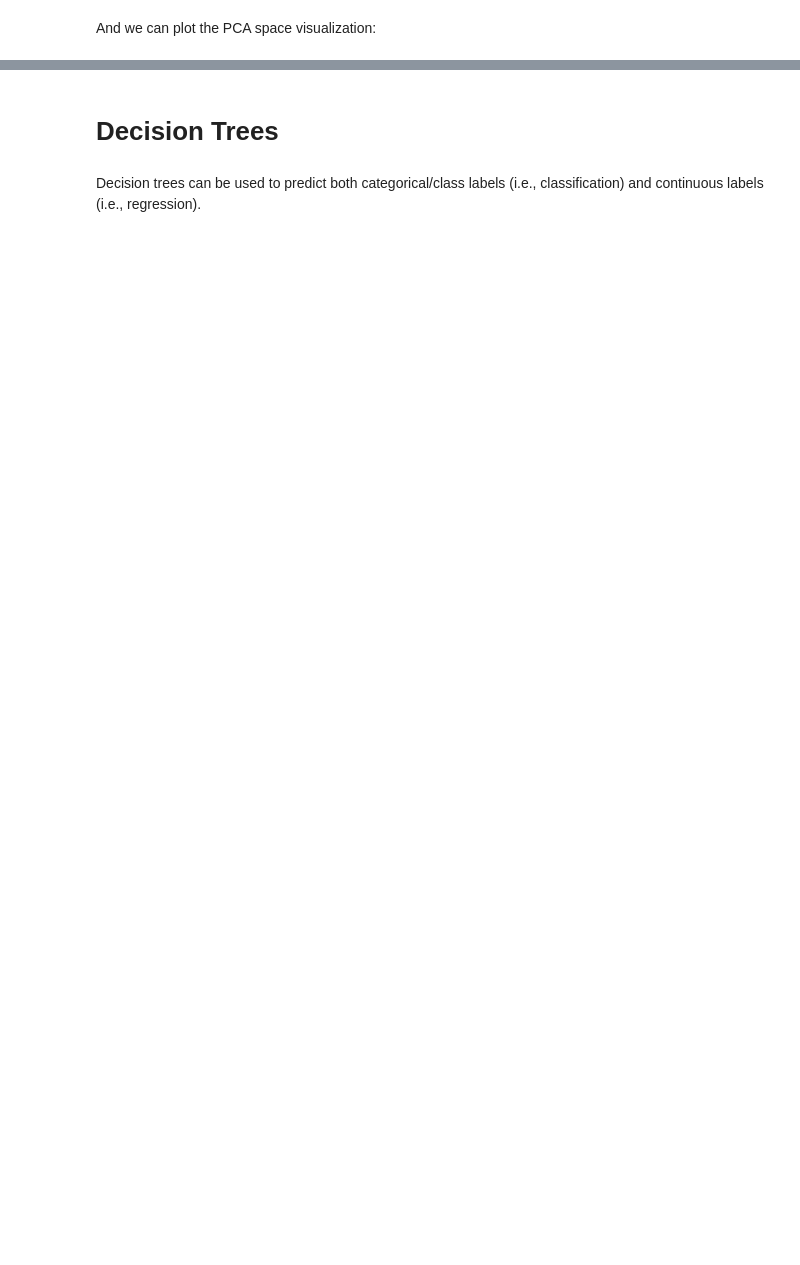
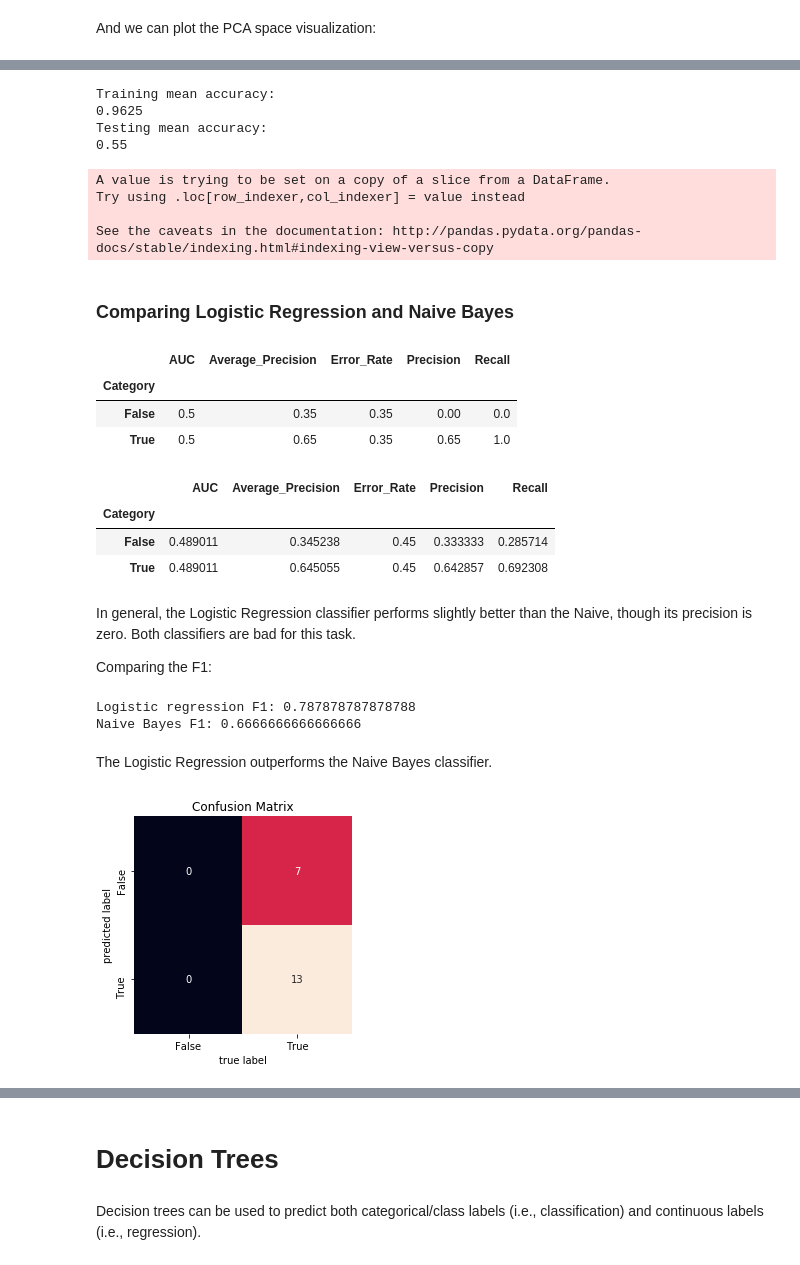
Before and after one commit to luisesanmartin/Content-Analysis-2020, a Jupyter notebook: week-3/3-Classification.ipynb, the cells around one changed output, grey strips where cells are left out. Drawn from its saved outputs; the diff is of its cells as text; code cells hidden in the pictures; blank space fills up the shorter version.

```diff
--- a/week-3/3-Classification.ipynb
+++ b/week-3/3-Classification.ipynb
@@ -1055,0 +1112,2 @@ For future homework submissions, I'll take care to increase this sample size in
+# %%
+train_df_logistic['vect'] = train_df_logistic['pca'].apply(lambda x: x[:20])
@@ -1055,0 +1122,4 @@ For future homework submissions, I'll take care to increase this sample size in
+# %%
+logistic = sklearn.linear_model.LogisticRegression(penalty='l2')
+logistic.fit(np.stack(train_df_logistic['vect'], axis=0), train_df_logistic['category'])
+logistic.score(np.stack(train_df_logistic['vect'], axis=0), train_df_logistic['category'])
@@ -1055,0 +1130,12 @@ For future homework submissions, I'll take care to increase this sample size in
+# %%
+#Create vectors
+TFVects_test = TFVectorizer.transform(test_df_logistic['sentence'])
+test_df_logistic['vect'] = [np.array(v).flatten() for v in TFVects_test.todense()]
+
+#PCA
+reduced_data_test = pca.transform(np.stack(test_df_logistic['vect'], axis=0))
+test_df_logistic['pca'] = [row for row in reduced_data_test]
+test_df_logistic['vect'] = test_df_logistic['pca'].apply(lambda x: x[:20])
+
+#Test
+logistic.score(np.stack(test_df_logistic['vect'], axis=0), test_df_logistic['category'])
@@ -1055,0 +1160,5 @@ For future homework submissions, I'll take care to increase this sample size in
+# %%
+performance_logistic = lucem_illud_2020.evaluateClassifier(logistic, test_df_logistic)
+# F1-measure:
+test_df_logistic['logistic_predict'] = logistic.predict(np.stack(test_df_logistic['vect'], axis=0))
+f1_logistic = sklearn.metrics.f1_score(test_df_logistic['category'], test_df_logistic['logistic_predict'])
@@ -1055,0 +1199,51 @@ For future homework submissions, I'll take care to increase this sample size in
+# %%
+print("Training mean accuracy:")
+print(naiveBayes.score(np.stack(train_df_nb['vect'], axis=0), train_df_nb['category']))
+print("Testing mean accuracy:")
+print(naiveBayes.score(np.stack(test_df_nb['vect'], axis=0), test_df_nb['category']))
+# %% [output]
+Training mean accuracy:
+0.9625
+Testing mean accuracy:
+0.55
+# %%
+performance_naive_bayes = lucem_illud_2020.evaluateClassifier(naiveBayes, test_df_nb)
+test_df_nb['nb_predict'] = naiveBayes.predict(np.stack(test_df_nb['vect'], axis=0))
+f1_nb = sklearn.metrics.f1_score(test_df_nb['category'], test_df_nb['nb_predict'])
+# %% [output]
+A value is trying to be set on a copy of a slice from a DataFrame.
+Try using .loc[row_indexer,col_indexer] = value instead
+
+See the caveats in the documentation: http://pandas.pydata.org/pandas-docs/stable/indexing.html#indexing-view-versus-copy
+# %% [markdown]
+### Comparing Logistic Regression and Naive Bayes
+# %%
+performance_logistic
+# %% [output]
+|  | AUC | Average_Precision | Error_Rate | Precision | Recall |
+| Category |  |  |  |  |  |
+| False | 0.5 | 0.35 | 0.35 | 0.00 | 0.0 |
+| True | 0.5 | 0.65 | 0.35 | 0.65 | 1.0 |
+# %%
+performance_naive_bayes
+# %% [output]
+|  | AUC | Average_Precision | Error_Rate | Precision | Recall |
+| Category |  |  |  |  |  |
+| False | 0.489011 | 0.345238 | 0.45 | 0.333333 | 0.285714 |
+| True | 0.489011 | 0.645055 | 0.45 | 0.642857 | 0.692308 |
+# %% [markdown]
+In general, the Logistic Regression classifier performs slightly better than the Naive, though its precision is zero. Both classifiers are bad for this task.
+
+Comparing the F1:
+# %%
+print('Logistic regression F1:', f1_logistic)
+print('Naive Bayes F1:', f1_nb)
+# %% [output]
+Logistic regression F1: 0.787878787878788
+Naive Bayes F1: 0.6666666666666666
+# %% [markdown]
+The Logistic Regression outperforms the Naive Bayes classifier.
+# %%
+lucem_illud_2020.plotConfusionMatrix(logistic, test_df_logistic)
+# %% [output]
+[figure, added]
```
Also changed, not shown: parts of 107 cells of this notebook.
